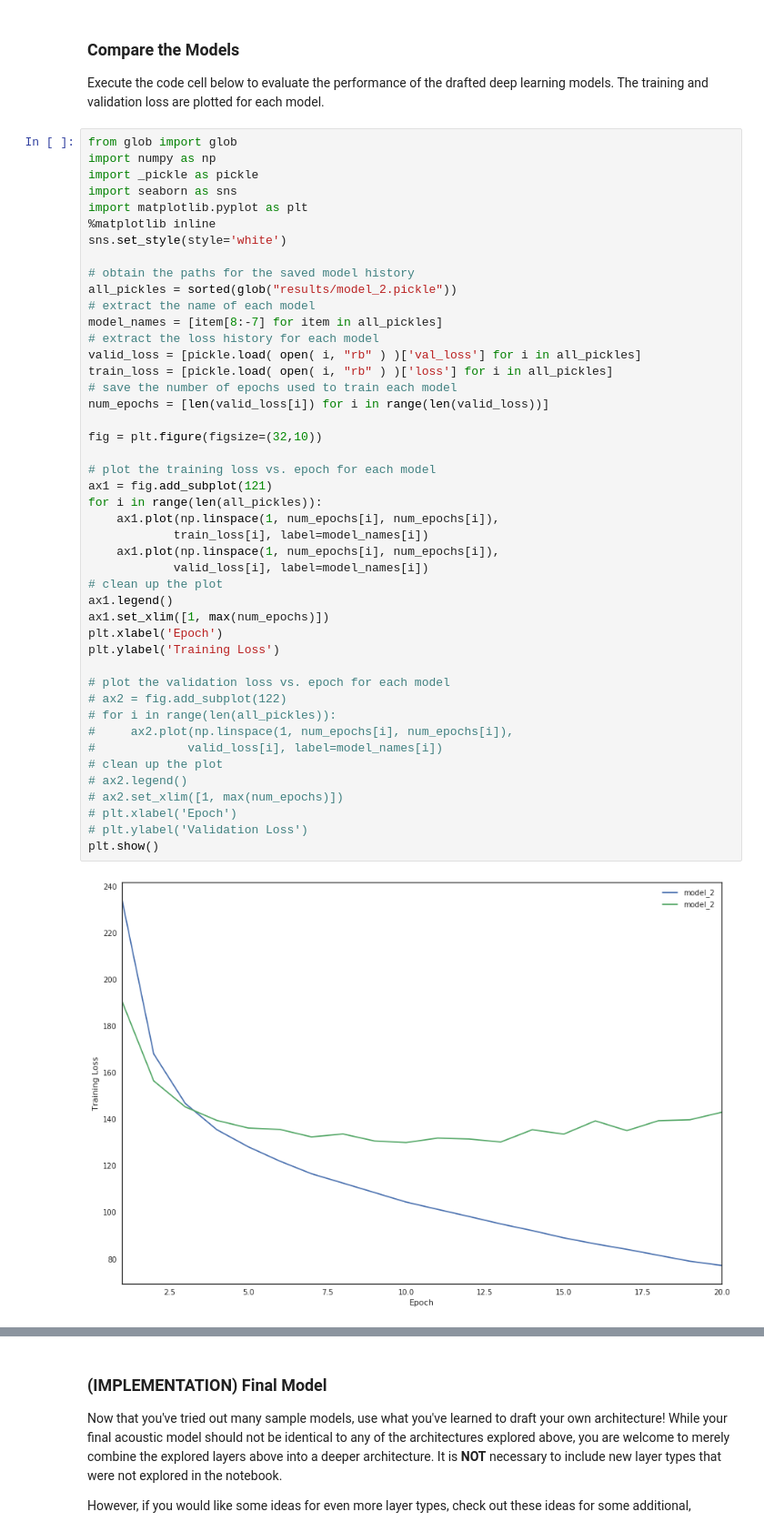
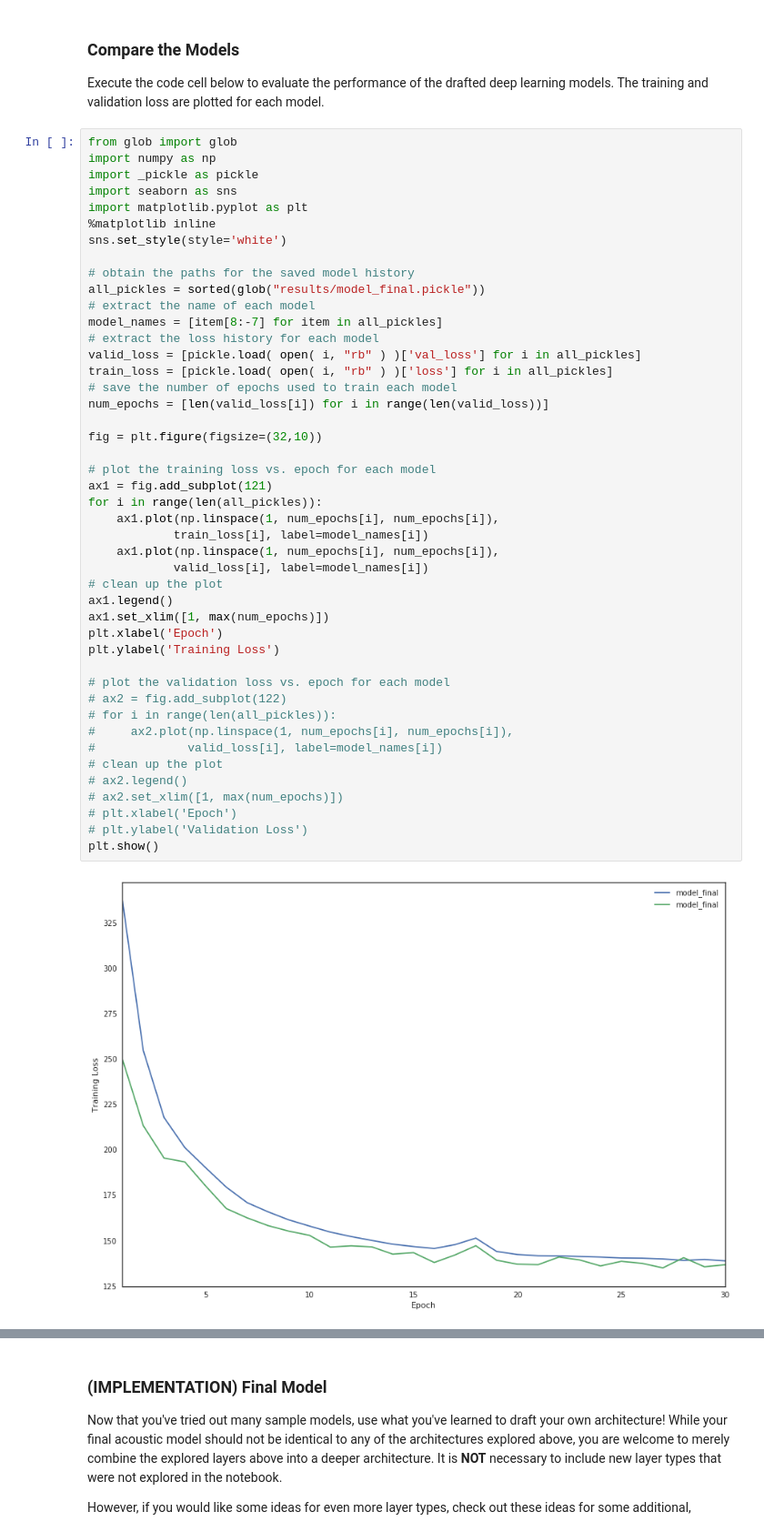
Before and after one commit to ttauruss/aind-vui-capstone, a Jupyter notebook: vui_notebook.ipynb, the cells around one changed output, grey strips where cells are left out. Shown at 91% size. Saved outputs shown, nothing was run; the diff lists cells and outputs as text.

```diff
--- a/vui_notebook.ipynb
+++ b/vui_notebook.ipynb
@@ -505,7 +503,7 @@ import matplotlib.pyplot as plt
 sns.set_style(style='white')
 
 # obtain the paths for the saved model history
-all_pickles = sorted(glob("results/model_2.pickle"))
+all_pickles = sorted(glob("results/model_final.pickle"))
 # extract the name of each model
 model_names = [item[8:-7] for item in all_pickles]
 # extract the loss history for each model
@@ -514,34 +512,34 @@ train_loss = [pickle.load( open( i, "rb" ) )['loss'] for i in all_pickles]
 # save the number of epochs used to train each model
 num_epochs = [len(valid_loss[i]) for i in range(len(valid_loss))]
 
 fig = plt.figure(figsize=(32,10))
 
 # plot the training loss vs. epoch for each model
 ax1 = fig.add_subplot(121)
 for i in range(len(all_pickles)):
     ax1.plot(np.linspace(1, num_epochs[i], num_epochs[i]),
             train_loss[i], label=model_names[i])
     ax1.plot(np.linspace(1, num_epochs[i], num_epochs[i]),
             valid_loss[i], label=model_names[i])
 # clean up the plot
 ax1.legend()
 ax1.set_xlim([1, max(num_epochs)])
 plt.xlabel('Epoch')
 plt.ylabel('Training Loss')
 
 # plot the validation loss vs. epoch for each model
 # ax2 = fig.add_subplot(122)
 # for i in range(len(all_pickles)):
 #     ax2.plot(np.linspace(1, num_epochs[i], num_epochs[i]),
 #             valid_loss[i], label=model_names[i])
 # clean up the plot
 # ax2.legend()
 # ax2.set_xlim([1, max(num_epochs)])
 # plt.xlabel('Epoch')
 # plt.ylabel('Validation Loss')
 plt.show()
 # %% [output]
-[figure, old version]
+[figure, new version]
 # %% [markdown]
 __Question 1:__ Use the plot above to analyze the performance of each of the attempted architectures.  Which performs best?  Provide an explanation regarding why you think some models perform better than others.
 
```
Also changed, not shown: parts of 9 cells of this notebook, 7 other files.
